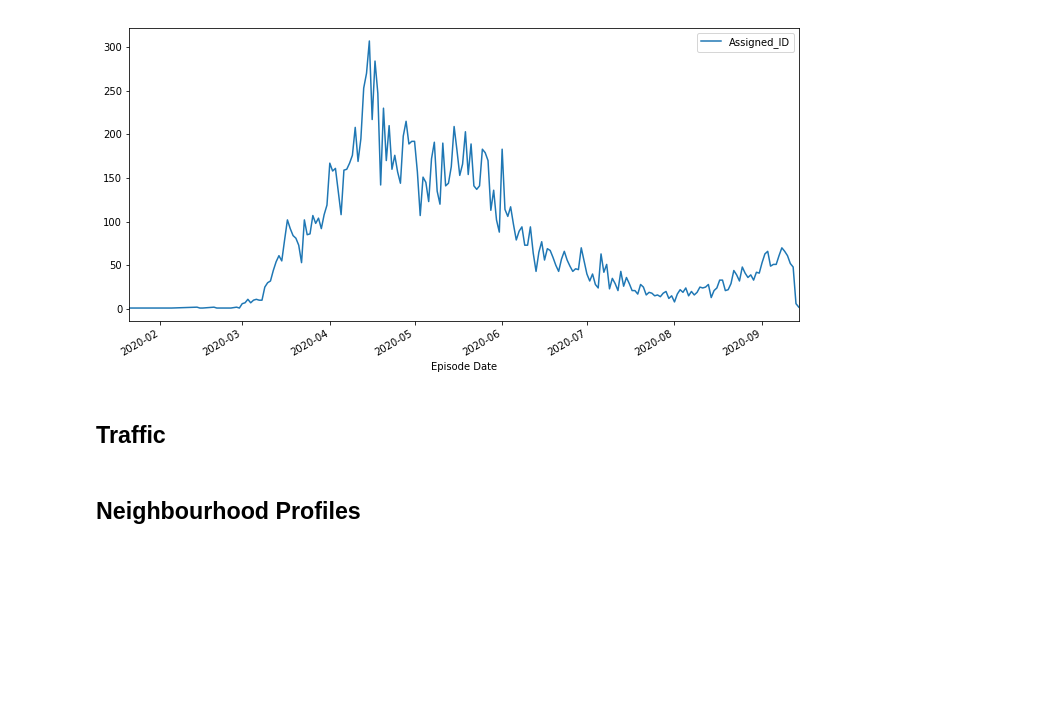
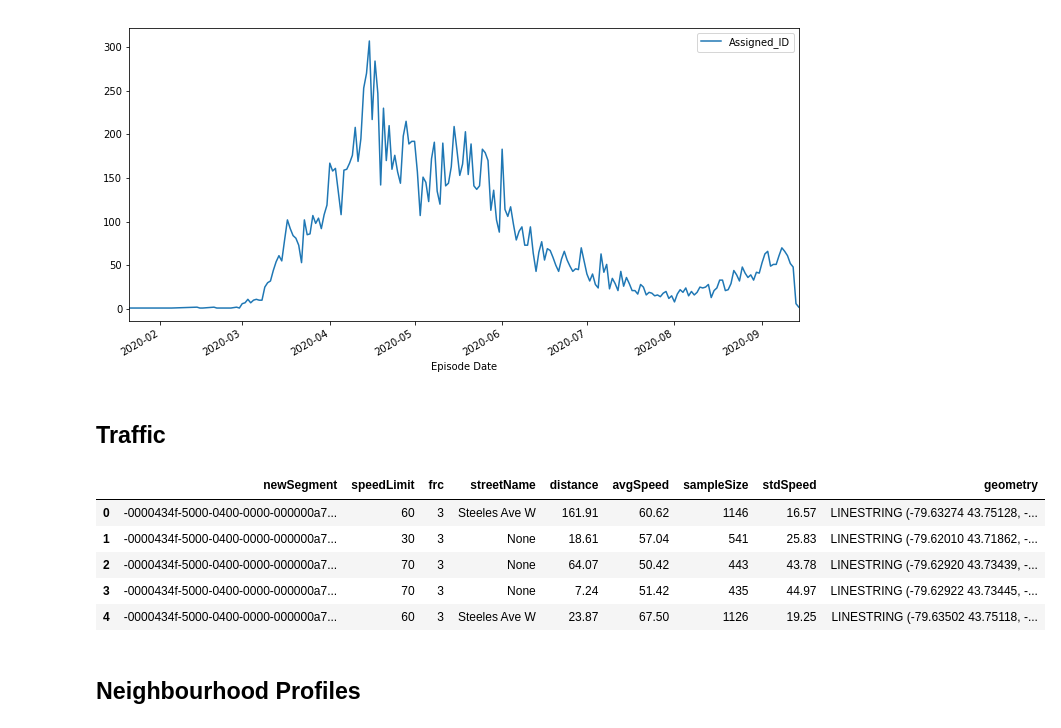
Before and after one commit to MachineLearningJournalClub/GAMELEON, a Jupyter notebook: GIS_Data_Toronto.ipynb, the cells around one changed output. Cells and saved outputs as stored; diff of their text form; code cells hidden in the pictures; blank space fills up the shorter version.

```diff
--- a/GIS_Data_Toronto.ipynb
+++ b/GIS_Data_Toronto.ipynb
@@ -50,10 +50,12 @@ fig.savefig("Data/cases.png")
 # Bounding box --> taglio alla mappa
 #bbox = (-79.6491, 43.7722, -79.4502, 43.7019)
 file_name = "2019-04-01-Toronto"
-traffic_toronto = gpd.read_file("C:/Users/simon/Desktop/MAS/Data/Traffic/Filtered-top23-neigh/")
+traffic_toronto = gpd.read_file("C:/Users/simon/Desktop/MAS/Data/Traffic/Filtered-top23-neigh/2019-04-01-Toronto.shp")
 # %%
-bbox = (-79.6491, 43.7722, -79.4502, 43.7019)
-"""
+# 23 neigh bbox = (-79.6491, 43.7722, -79.4502, 43.7019)
+#1 neigh bbox = (-79.6491, 43.7722, -79.6202, 43.7019)
+bbox = (-79.6491, 43.7722, -79.6202, 43.7019)
+
 for i in tqdm(range(10,29)):
     file_name = "2019-04-"+str(i)+"-Toronto"
     traffic_toronto = gpd.read_file("Data/Traffic/"+file_name+".geojson", bbox = bbox)
@@ -74,8 +76,17 @@ for i in tqdm(range(10,29)):
     traffic_toronto["sampleSize"] = traffic_toronto.apply(lambda row: int(row.segmentTimeResults[row.segmentTimeResults.find(substr_sample_size) + 13: row.segmentTimeResults.find(substr_avg_trav_t) -3]), axis = 1  )
     traffic_toronto["stdSpeed"] = traffic_toronto.apply(lambda row: float(row.segmentTimeResults[row.segmentTimeResults.find(substr_std_speed) + 25: row.segmentTimeResults.find(substr_std_time) -3]) if row.avgSpeed != 0 else 0, axis = 1  )
     traffic_toronto = traffic_toronto.drop(["segmentTimeResults"], axis = 1)
-    traffic_toronto.to_file("Data/Traffic/Filtered-top23-neigh/"+ file_name+ ".shp")
-"""
+    #traffic_toronto.to_file("Data/Traffic/Filtered-top23-neigh/"+ file_name+ ".shp")
+    traffic_toronto.to_file("Data/Traffic/Filtered_1st_neigh/"+ file_name+ ".shp")
+# %%
+traffic_toronto.head()
+# %% [output]
+|  | newSegment | speedLimit | frc | streetName | distance | avgSpeed | sampleSize | stdSpeed | geometry |
+| 0 | -0000434f-5000-0400-0000-000000a7... | 60 | 3 | Steeles Ave W | 161.91 | 60.62 | 1146 | 16.57 | LINESTRING (-79.63274 43.75128, -... |
+| 1 | -0000434f-5000-0400-0000-000000a7... | 30 | 3 | None | 18.61 | 57.04 | 541 | 25.83 | LINESTRING (-79.62010 43.71862, -... |
+| 2 | -0000434f-5000-0400-0000-000000a7... | 70 | 3 | None | 64.07 | 50.42 | 443 | 43.78 | LINESTRING (-79.62920 43.73439, -... |
+| 3 | -0000434f-5000-0400-0000-000000a7... | 70 | 3 | None | 7.24 | 51.42 | 435 | 44.97 | LINESTRING (-79.62922 43.73445, -... |
+| 4 | -0000434f-5000-0400-0000-000000a7... | 60 | 3 | Steeles Ave W | 23.87 | 67.50 | 1126 | 19.25 | LINESTRING (-79.63502 43.75118, -... |
 # %%
 """
 fig, ax = plt.subplots(1, 1, figsize = (15,8))
```
Also changed, not shown: parts of 12 cells of this notebook.
